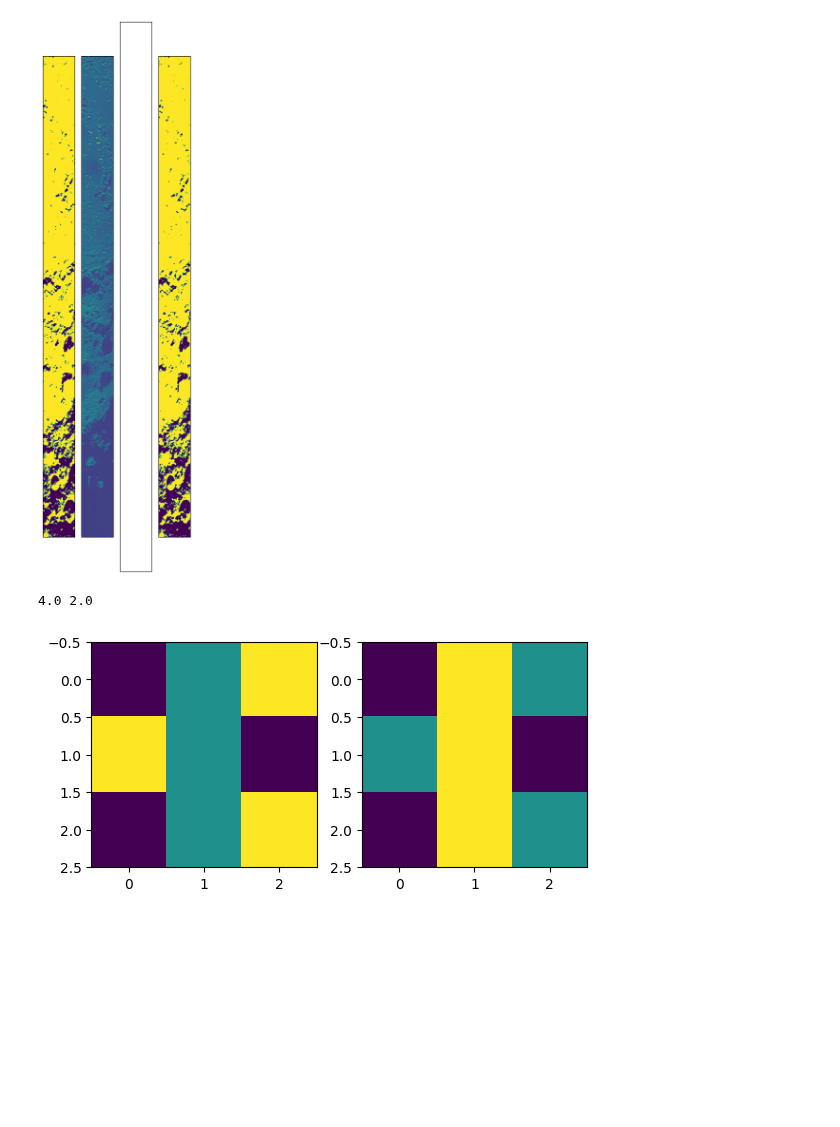
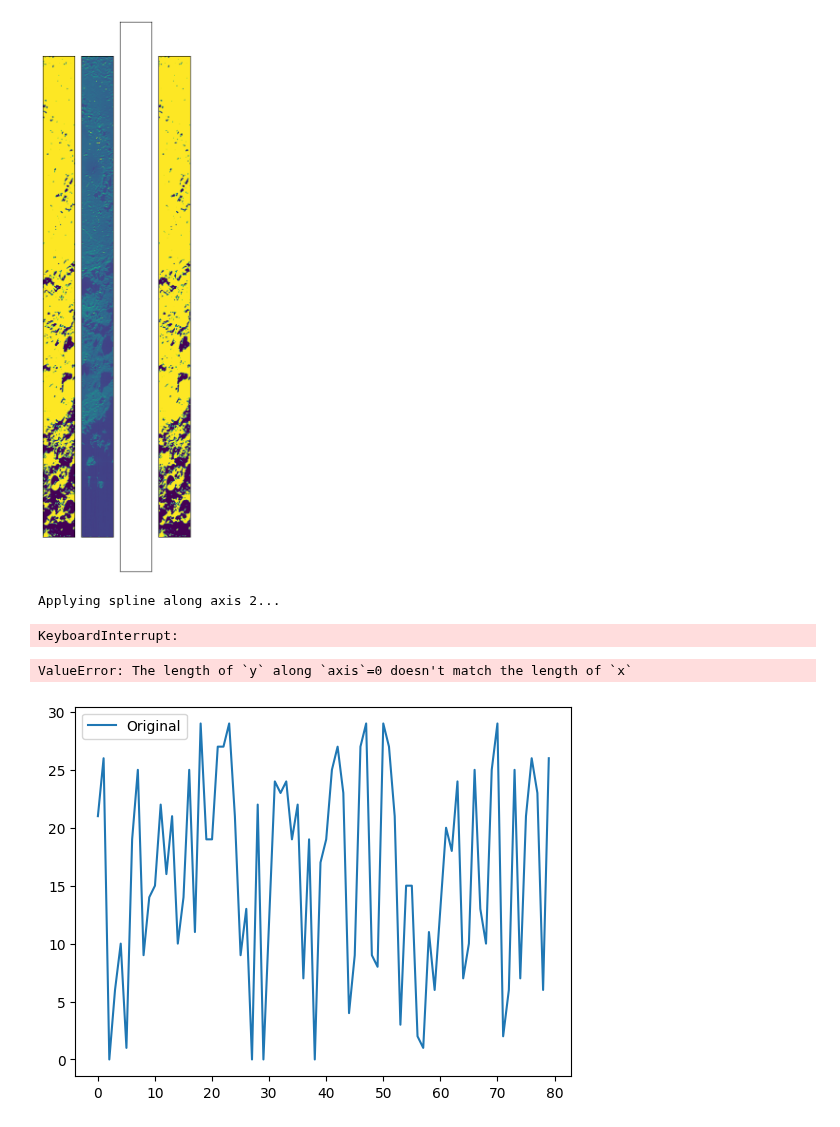
Before and after one commit to z-vig/M3_Pro, a Jupyter notebook: test.ipynb, the cells around one changed output. Saved outputs shown, nothing was run; the diff lists cells and outputs as text; code cells hidden in the pictures; blank space fills up the shorter version.

```diff
--- a/test.ipynb
+++ b/test.ipynb
@@ -21,7 +21,6 @@ for file in os.listdir(smooth_folder):
 from importlib import reload
 reload(Locate_Ice_Mosaic)
 from Locate_Ice_Mosaic import M3_Mosaic
-
 
 def load_tifs(pathList:list)->list:
     tif_list = []
@@ -33,7 +32,7 @@ def load_tifs(pathList:list)->list:
     return tif_list
 
 print ('Select Analysis Folder:')
-folderPath = 'D:/Data/Ice_Pipeline_Out_6-8-23'
+folderPath = 'D:/Data/Ice_Pipeline_Out_6-14-23'
 all_rfl_paths = [os.path.join(folderPath,'rfl_cropped',i) for i in os.listdir(os.path.join(folderPath,'rfl_cropped'))]
 all_loc_paths = [os.path.join(folderPath,'loc_cropped',i) for i in os.listdir(os.path.join(folderPath,'loc_cropped'))]
 all_obs_paths = [os.path.join(folderPath,'obs_cropped',i) for i in os.listdir(os.path.join(folderPath,'obs_cropped'))]
@@ -293,17 +292,44 @@ OBS_MAX: 164.74740600585938
 OBS_MIN:26.795948028564453
 <matplotlib.image.AxesImage at 0x...>
 [figure]
-# %%
-myarr = np.array([(1,2,3),(3,2,1),(1,2,3)])
-fig,axList = plt.subplots(1,2)
-axList[0].imshow(myarr)
-
-newarr = np.zeros(myarr.shape)
-newarr[np.where(myarr!=3)] = myarr[np.where(myarr!=3)]*2
-newarr[np.where(myarr==3)] = myarr[np.where(myarr==3)]
-axList[1].imshow(newarr)
-
-print (newarr.max(),newarr.min())
-# %% [output]
-4.0 2.0
-[figure, removed]
+# %%
+import cubic_spline_image as csi
+from importlib import reload
+reload(csi)
+import pandas as pd
+wvl = pd.read_csv('D:/Data/Ice_Pipeline_Out_6-2-23/bandInfo.csv').iloc[:,2]
+im_test = tf.imread('D:/Data/Ice_Pipeline_Out_6-2-23/rfl_cropped/m3g20090529t013507_rfl_cropped.tif')
+avgWvl,avgSpecImage,smoothImage = csi.splineFit(im_test,5,wvl)
+# %% [output]
+Applying spline along axis 2...
+KeyboardInterrupt:
+# %%
+from scipy.interpolate import CubicSpline
+inputImage = np.random.choice(range(30),(3,3,80))
+spectra = inputImage[0,0,:]
+spectra_indices = np.arange(0,len(spectra),1)
+N=5
+avg_spectra = [np.mean(spectra[i:i+N]) for i in range(0,len(spectra),N)]
+avg_indices = [int(np.mean(np.arange(i,i+N,1))) for i in range(0,len(spectra),N)]
+avg_err_y = [np.std(spectra[i:i+N]) for i in range(0,len(spectra),N)]
+avg_err_x = [np.std(np.arange(i,i+N,1)) for i in range(0,len(spectra),N)]
+
+plt.plot(spectra,label='Original')
+# plt.plot(avg_indices,avg_spectra,label='Average')
+# plt.errorbar(avg_indices,avg_spectra,yerr=avg_err_y,xerr=avg_err_x,fmt='.',color='black',capsize=5)
+plt.legend()
+
+def spline_func(averaged_spectrum_pixel):
+    f = CubicSpline(avg_indices,averaged_spectrum_pixel)
+    return f(spectra_indicies)
+
+vfunc = np.vectorize(spline_func,excluded=["og_x","resample_x"],signature='(n)->(n)')
+vfunc(inputImage)
+
+spline = spline_func(avg_spectra,spectra_indices,avg_indices)
+
+plt.plot(spectra_indices,spline,label='Cubic Spline')
+plt.legend()
+# %% [output]
+ValueError: The length of `y` along `axis`=0 doesn't match the length of `x`
+[figure, added]
```
Also changed, not shown: parts of 9 cells of this notebook, 6 other files.
